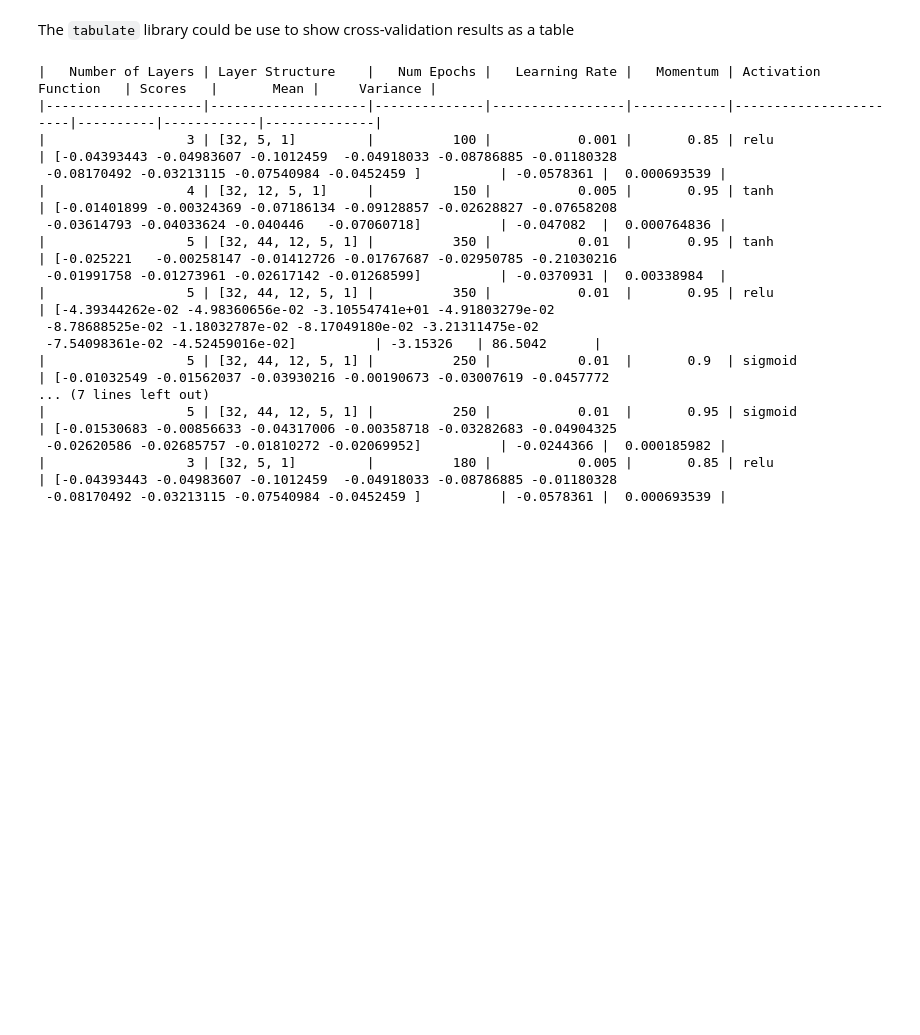
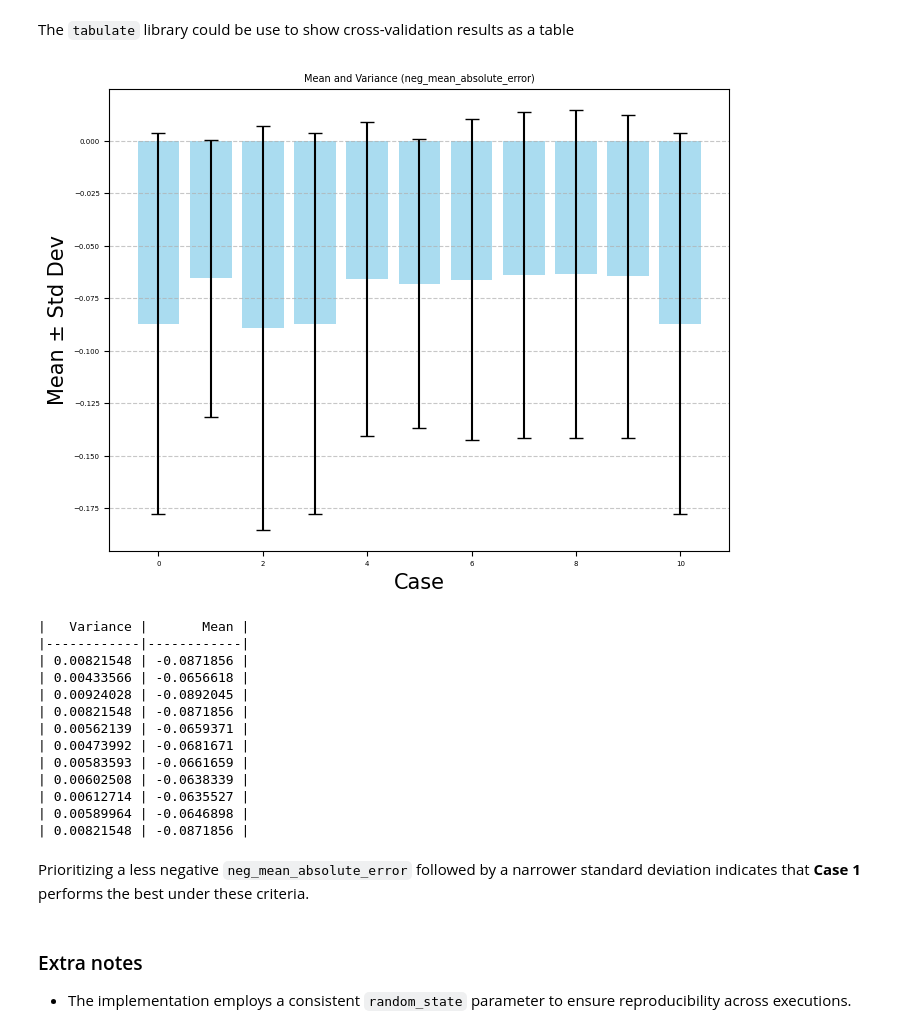
Before and after one commit to mananoreboton/A1-ManuelBueno, a Jupyter notebook: A1-ManuelBueno.ipynb, the cells around one changed output. Cells and saved outputs as stored; diff of their text form; code cells hidden in the pictures; blank space fills up the shorter version.

```diff
--- a/A1-ManuelBueno.ipynb
+++ b/A1-ManuelBueno.ipynb
@@ -759,22 +851,41 @@ Saving Cross Validation ccore list for case '10' in './data/cross_validation_wit
 # %% [markdown]
 The `tabulate` library could be use to show cross-validation results as a table
 # %%
-print(tabulate(scores_by_hyperparameters, headers='keys', tablefmt='github'))
+
+fields_to_extract = ['Variance', 'Mean']  # Campos que quieres extraer
+distributions = [{field: item[field] for field in fields_to_extract} for item in scores_by_hyperparameters]
+df = pd.DataFrame(distributions)
+df['Std'] = np.sqrt(df['Variance'])
+df['Case'] = df.index
+
+plt.figure(figsize=(8, 6))
+plt.bar(df['Case'], df['Mean'], yerr=df['Std'], capsize=5, color='skyblue', alpha=0.7)
+
+# Configuración del gráfico
+plt.title("Mean and Variance (neg_mean_absolute_error)")
+plt.xlabel("Case")
+plt.ylabel("Mean ± Std Dev")
+plt.grid(axis='y', linestyle='--', alpha=0.7)
+plt.show()
+
+print(tabulate(distributions, headers='keys', tablefmt='github'))
 # %% [output]
+[figure, added]
-|   Number of Layers | Layer Structure    |   Num Epochs |   Learning Rate |   Momentum | Activation Function   | Scores   |       Mean |     Variance |
-|--------------------|--------------------|--------------|-----------------|------------|-----------------------|----------|------------|--------------|
-|                  3 | [32, 5, 1]         |          100 |           0.001 |       0.85 | relu                  | [-0.04393443 -0.04983607 -0.1012459  -0.04918033 -0.08786885 -0.01180328
- -0.08170492 -0.03213115 -0.07540984 -0.0452459 ]          | -0.0578361 |  0.000693539 |
-|                  4 | [32, 12, 5, 1]     |          150 |           0.005 |       0.95 | tanh                  | [-0.01401899 -0.00324369 -0.07186134 -0.09128857 -0.02628827 -0.07658208
- -0.03614793 -0.04033624 -0.040446   -0.07060718]          | -0.047082  |  0.000764836 |
-|                  5 | [32, 44, 12, 5, 1] |          350 |           0.01  |       0.95 | tanh                  | [-0.025221   -0.00258147 -0.01412726 -0.01767687 -0.02950785 -0.21030216
- -0.01991758 -0.01273961 -0.02617142 -0.01268599]          | -0.0370931 |  0.00338984  |
-|                  5 | [32, 44, 12, 5, 1] |          350 |           0.01  |       0.95 | relu                  | [-4.39344262e-02 -4.98360656e-02 -3.10554741e+01 -4.91803279e-02
- -8.78688525e-02 -1.18032787e-02 -8.17049180e-02 -3.21311475e-02
- -7.54098361e-02 -4.52459016e-02]          | -3.15326   | 86.5042      |
-|                  5 | [32, 44, 12, 5, 1] |          250 |           0.01  |       0.9  | sigmoid               | [-0.01032549 -0.01562037 -0.03930216 -0.00190673 -0.03007619 -0.0457772
-... (7 lines left out)
-|                  5 | [32, 44, 12, 5, 1] |          250 |           0.01  |       0.95 | sigmoid               | [-0.01530683 -0.00856633 -0.04317006 -0.00358718 -0.03282683 -0.04904325
- -0.02620586 -0.02685757 -0.01810272 -0.02069952]          | -0.0244366 |  0.000185982 |
-|                  3 | [32, 5, 1]         |          180 |           0.005 |       0.85 | relu                  | [-0.04393443 -0.04983607 -0.1012459  -0.04918033 -0.08786885 -0.01180328
- -0.08170492 -0.03213115 -0.07540984 -0.0452459 ]          | -0.0578361 |  0.000693539 |
+|   Variance |       Mean |
+|------------|------------|
+| 0.00821548 | -0.0871856 |
+| 0.00433566 | -0.0656618 |
+| 0.00924028 | -0.0892045 |
+| 0.00821548 | -0.0871856 |
+| 0.00562139 | -0.0659371 |
+| 0.00473992 | -0.0681671 |
+| 0.00583593 | -0.0661659 |
+| 0.00602508 | -0.0638339 |
+| 0.00612714 | -0.0635527 |
+| 0.00589964 | -0.0646898 |
+| 0.00821548 | -0.0871856 |
+# %% [markdown]
+Prioritizing a less negative `neg_mean_absolute_error` followed by a narrower standard deviation indicates that **Case 1** performs the best under these criteria.
+# %% [markdown]
+### Extra notes
+- The implementation employs a consistent `random_state` parameter to ensure reproducibility across executions.
```
Also changed, not shown: parts of 56 cells of this notebook, 3 other files.
